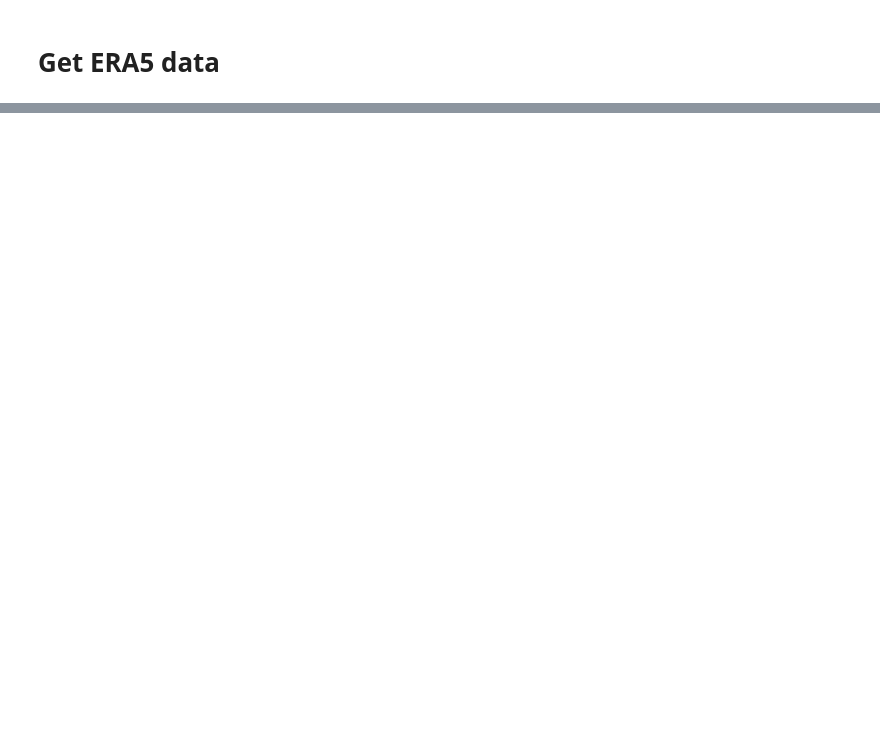
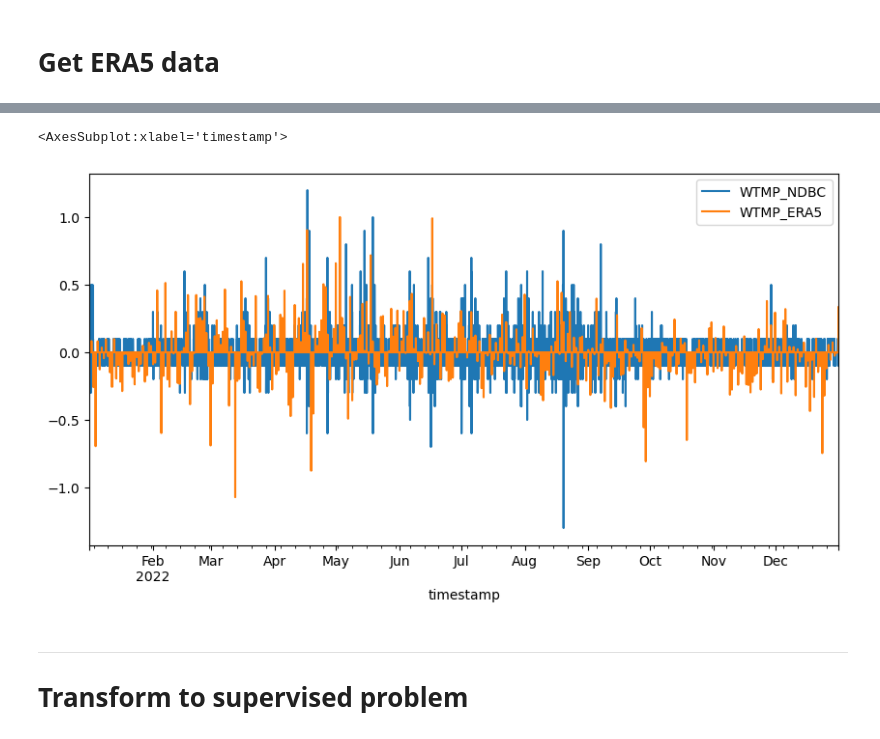
Before and after one commit to elsandner/Master_Project, a Jupyter notebook: Models_PINN/PINN_Baseline.ipynb, the cells around one changed output, grey strips where cells are left out. Saved outputs shown, nothing was run; the diff lists cells and outputs as text; code cells hidden in the pictures; blank space fills up the shorter version.

Commit message:
implemented first PINN, next step: restructuring directories

```diff
--- a/Models_PINN/PINN_Baseline.ipynb
+++ b/Models_PINN/PINN_Baseline.ipynb
@@ -22,6 +25,9 @@ from matplotlib import pyplot
 # %%
 STATION_ID = "42036"    # 33.61% NaN values -> Best value for GOM and 2022
 YEAR = "2022"
+n=1
+lag=1
+n_test_hours = 7*24
 # %% [markdown]
 ## Get NDBC Data
 # %%
@@ -290,0 +153,12 @@ start: 3:10 pm
+# %%
+def data_to_stationary(data):
+    data_stationary = pd.DataFrame()
+
+    for col in data.columns:
+        data_stationary[col] = data[col] - data[col].shift(n)  # y = value(i) - value(i-n)
+
+    data_stationary = data_stationary.iloc[n:]  # remove first n entries since there is no delta value for them
+    return data_stationary
+
+data_stationary = data_to_stationary(data)
+data_stationary
@@ -290,0 +180,8 @@ start: 3:10 pm
+# %%
+data_stationary.plot( figsize=(10, 5))
+# %% [output]
+<AxesSubplot:xlabel='timestamp'>
+[figure, added]
+# %% [markdown]
+----
+# Transform to supervised problem
```
Also changed, not shown: parts of 78 cells of this notebook, 2 other files.
